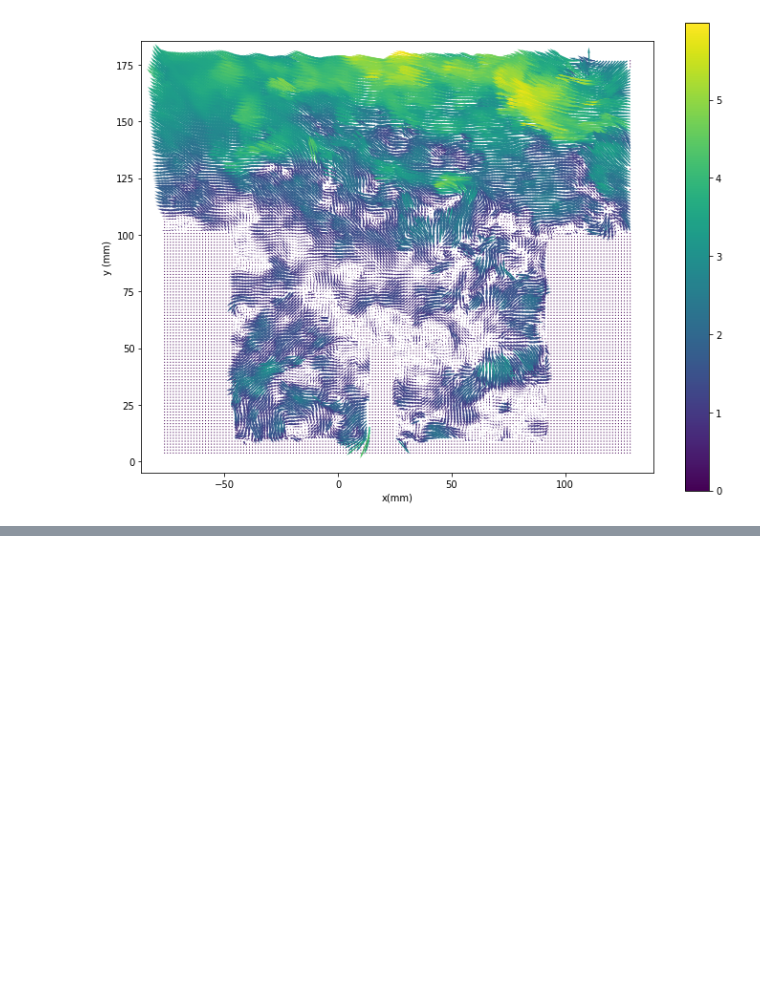
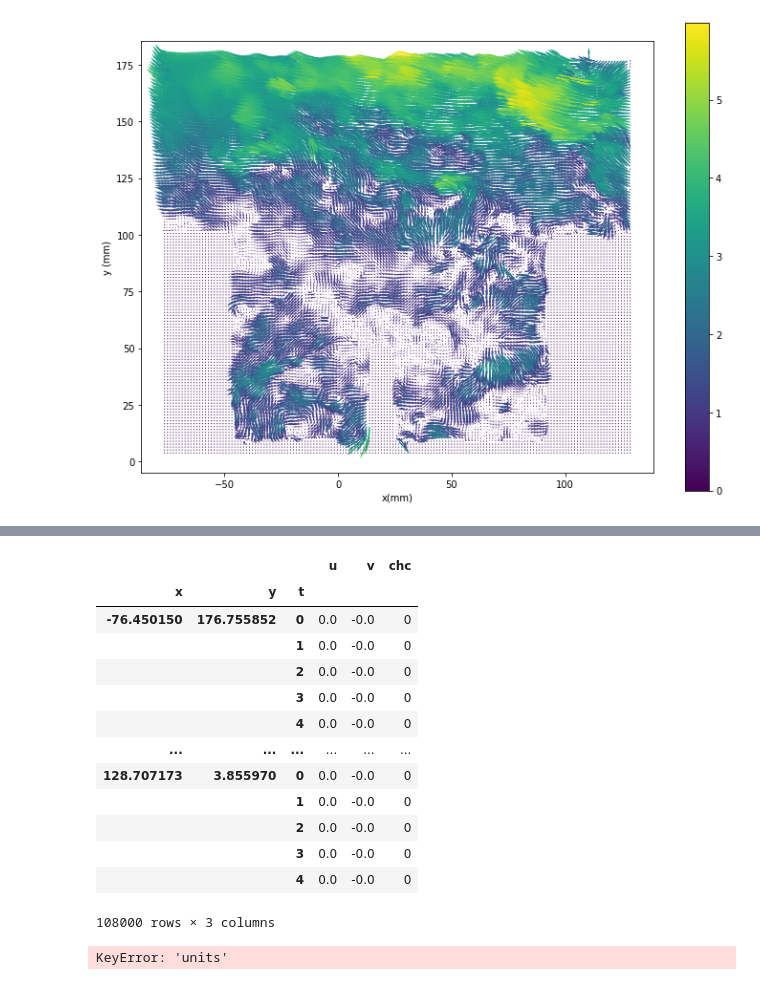
Before and after one commit to alexlib/pivpy, a Jupyter notebook: examples/notebooks/Getting_Started.ipynb, the cells around one changed output, grey strips where cells are left out. Saved outputs shown, nothing was run; the diff lists cells and outputs as text; code cells hidden in the pictures; blank space fills up the shorter version.

```diff
--- a/examples/notebooks/Getting_Started.ipynb
+++ b/examples/notebooks/Getting_Started.ipynb
@@ -192,0 +199,17 @@ Wall time: 6.44 µs
+# %%
+df
+# %% [output]
+|  |  |  | u | v | chc |
+| x | y | t |  |  |  |
+| -76.450150 | 176.755852 | 0 | 0.0 | -0.0 | 0 |
+|  |  | 1 | 0.0 | -0.0 | 0 |
+|  |  | 2 | 0.0 | -0.0 | 0 |
+|  |  | 3 | 0.0 | -0.0 | 0 |
+|  |  | 4 | 0.0 | -0.0 | 0 |
+| ... | ... | ... | ... | ... | ... |
+| 128.707173 | 3.855970 | 0 | 0.0 | -0.0 | 0 |
+|  |  | 1 | 0.0 | -0.0 | 0 |
+|  |  | 2 | 0.0 | -0.0 | 0 |
+|  |  | 3 | 0.0 | -0.0 | 0 |
+|  |  | 4 | 0.0 | -0.0 | 0 |
+108000 rows × 3 columns
@@ -192,0 +218,4 @@ Wall time: 6.44 µs
+# %%
+data1.piv.average.piv.quiver()
+# %% [output]
+KeyError: 'units'
```
Also changed, not shown: parts of 12 cells of this notebook, 6 other files.
